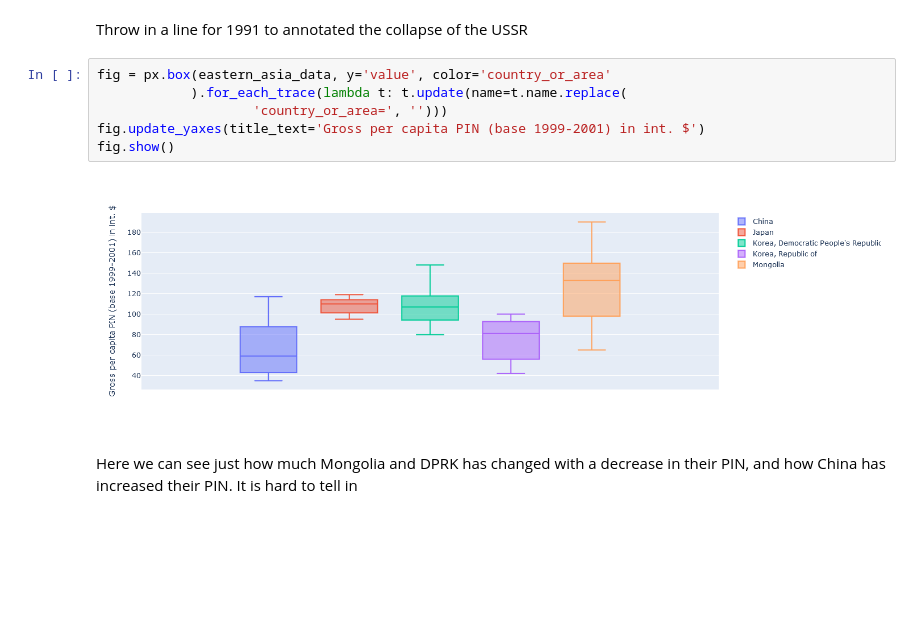
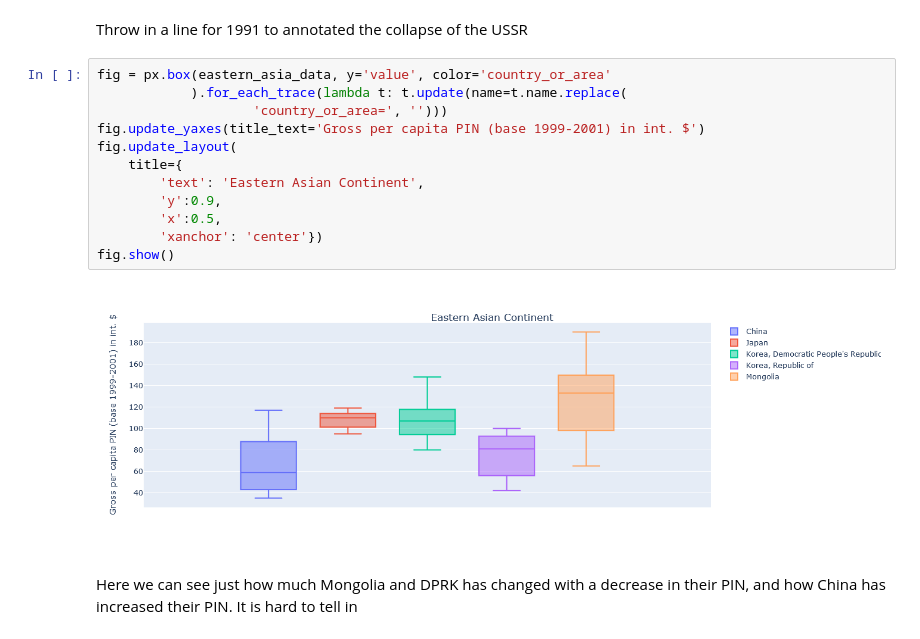
Before and after one commit to Taslack/Thinkful, a Jupyter notebook: Module 6/Checkpoint 11/Capstone.ipynb, the cells around one changed output. Drawn from its saved outputs; the diff is of its cells as text; blank space fills up the shorter version.

```diff
--- a/Module 6/Checkpoint 11/Capstone.ipynb
+++ b/Module 6/Checkpoint 11/Capstone.ipynb
@@ -165,11 +188,17 @@ Throw in a line for 1991 to annotated the collapse of the USSR
 # %%
 fig = px.box(eastern_asia_data, y='value', color='country_or_area'
             ).for_each_trace(lambda t: t.update(name=t.name.replace(
                     'country_or_area=', '')))
 fig.update_yaxes(title_text='Gross per capita PIN (base 1999-2001) in int. $')
+fig.update_layout(
+    title={
+        'text': 'Eastern Asian Continent',
+        'y':0.9,
+        'x':0.5,
+        'xanchor': 'center'})
 fig.show()
 # %% [output]
-[figure, old version]
+[figure, new version]
 # %% [markdown]
 Here we can see just how much Mongolia and DPRK has changed with a decrease in their PIN, and how China has increased their PIN.  It is hard to tell in
 # %%
```
Also changed, not shown: parts of 5 cells of this notebook, 2 other files.
